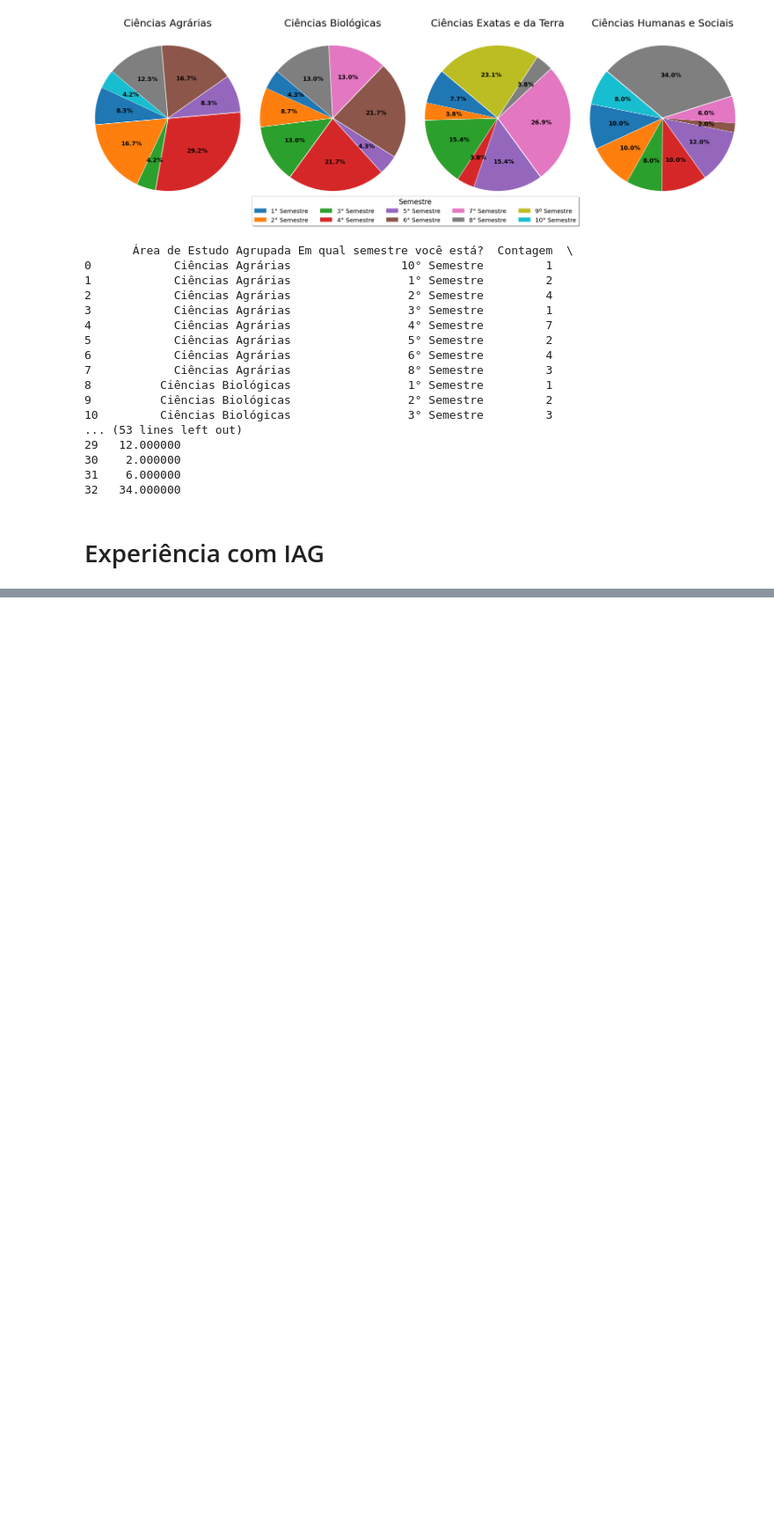
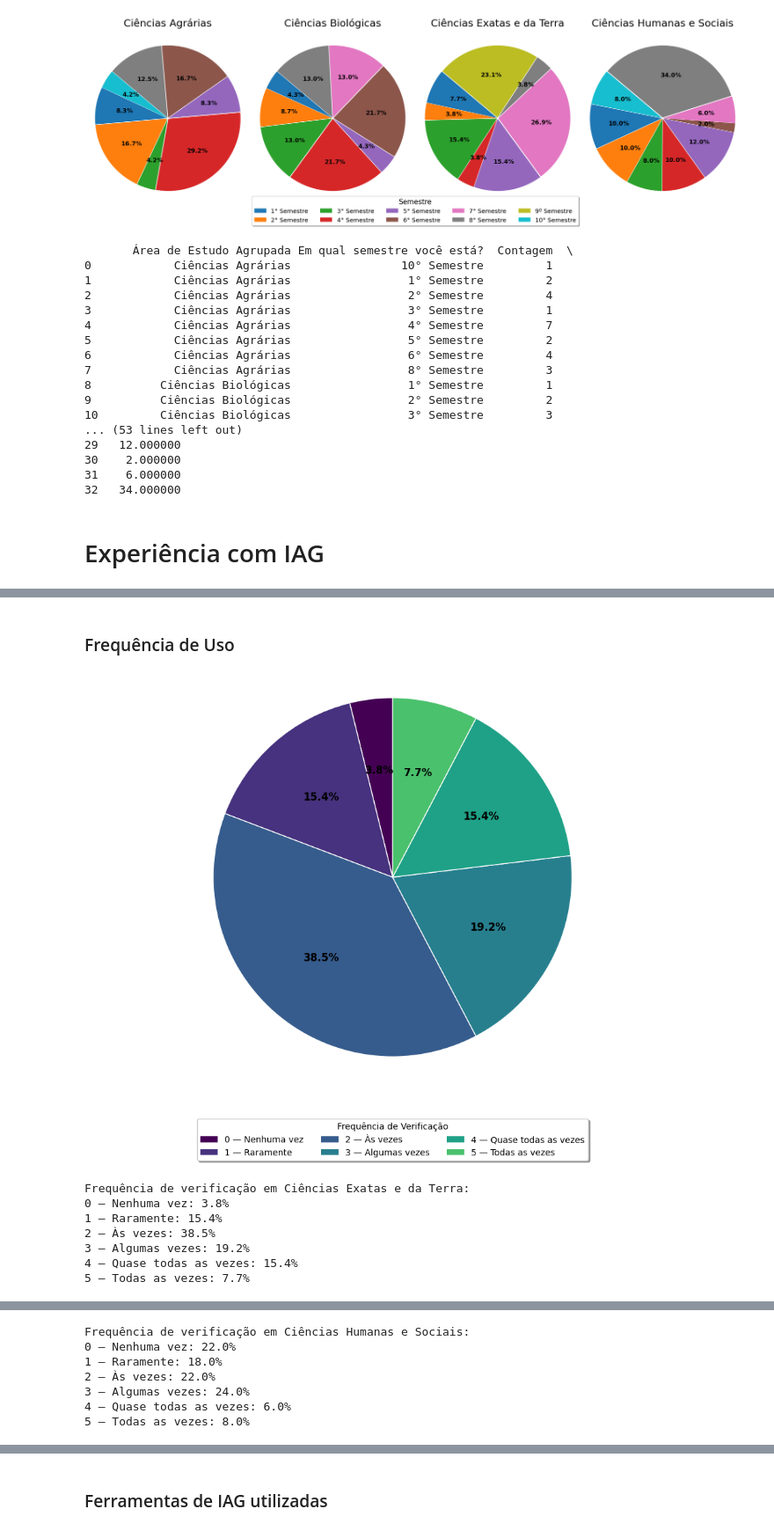
Before and after one commit to MariaLuiseB/Analise-TCC, a Jupyter notebook: areas_estudo_analises.ipynb, the cells around one changed output, grey strips where cells are left out. Shown at 88% size. Cells and saved outputs as stored; diff of their text form; code cells hidden in the pictures; blank space fills up the shorter version.

```diff
--- a/areas_estudo_analises.ipynb
+++ b/areas_estudo_analises.ipynb
@@ -484,0 +776,70 @@ print(df_grouped_semestre[['Área de Estudo Agrupada', 'Em qual semestre você e
+# %% [markdown]
+### Frequência de Uso
+# %%
+# Pergunta de frequência (assume-se que é a primeira que começa com 'Com que frequência')
+pergunta_frequencia = df.filter(like="Com que frequência").columns[0]
+
+# Nome da coluna de agrupamento
+coluna_area = 'Área de Estudo Agrupada'
+areas_estudo = df[coluna_area].dropna().unique()
+
+# Nomenclaturas para os níveis de frequência
+nomenclaturas = [
+    '0 — Nenhuma vez',
+    '1 — Raramente',
+    '2 — Às vezes',
+    '3 — Algumas vezes',
+    '4 — Quase todas as vezes',
+    '5 — Todas as vezes'
+]
+
+# Cores
+cmap = plt.get_cmap('viridis', 8)
+colors = cmap(np.arange(len(nomenclaturas)))
+
+# Loop para gerar gráfico por área
+for area in areas_estudo:
+    df_area = df[df[coluna_area] == area]
+
+    # Contar frequência de respostas de 0 a 5 e normalizar para porcentagem
+    contagem_respostas = df_area[pergunta_frequencia].value_counts(normalize=True).sort_index() * 100
+    respostas = [contagem_respostas.get(i, 0) for i in range(6)]  # Garante todas as categorias de 0 a 5
+
+    # Criar gráfico de pizza
+    plt.figure(figsize=(10, 8))
+    wedges, texts, autotexts = plt.pie(respostas, labels=None, autopct='%1.1f%%',
+                                       startangle=90, colors=colors,
+                                       wedgeprops={'edgecolor': 'white'})
+
+    # plt.title(f'Frequência de Verificação das Informações – {area}', fontsize=16, fontweight='bold')
+    plt.axis('equal')
+
+    for autotext in autotexts: # Ajustar o texto da porcentagem
+        autotext.set_fontsize(12)
+        autotext.set_color('black')
+        autotext.set_fontweight('bold')
+
+    legend_elements = [Patch(facecolor=colors[i], label=nomenclaturas[i])
+                       for i in range(len(nomenclaturas))]
+
+    plt.legend(handles=legend_elements, title='Frequência de Verificação', loc='upper center',
+               bbox_to_anchor=(0.5, -0.1), ncol=3, fancybox=True, shadow=True, fontsize=10)
+
+    plt.tight_layout()
+    plt.box(False)
+    plt.grid(False)
+    plt.show()
+
+    # Imprimir dados para referência
+    print(f"\nFrequência de verificação em {area}:")
+    for i, percentual in enumerate(respostas):
+        print(f"{nomenclaturas[i]}: {percentual:.1f}%")
+# %% [output]
+[figure, added]
+Frequência de verificação em Ciências Exatas e da Terra:
+0 — Nenhuma vez: 3.8%
+1 — Raramente: 15.4%
+2 — Às vezes: 38.5%
+3 — Algumas vezes: 19.2%
+4 — Quase todas as vezes: 15.4%
+5 — Todas as vezes: 7.7%
@@ -484,0 +847,7 @@ print(df_grouped_semestre[['Área de Estudo Agrupada', 'Em qual semestre você e
+Frequência de verificação em Ciências Humanas e Sociais:
+0 — Nenhuma vez: 22.0%
+1 — Raramente: 18.0%
+2 — Às vezes: 22.0%
+3 — Algumas vezes: 24.0%
+4 — Quase todas as vezes: 6.0%
+5 — Todas as vezes: 8.0%
@@ -484,0 +870,2 @@ print(df_grouped_semestre[['Área de Estudo Agrupada', 'Em qual semestre você e
+# %% [markdown]
+### Ferramentas de IAG utilizadas
```
Also changed, not shown: parts of 24 cells of this notebook, 1 other file.
